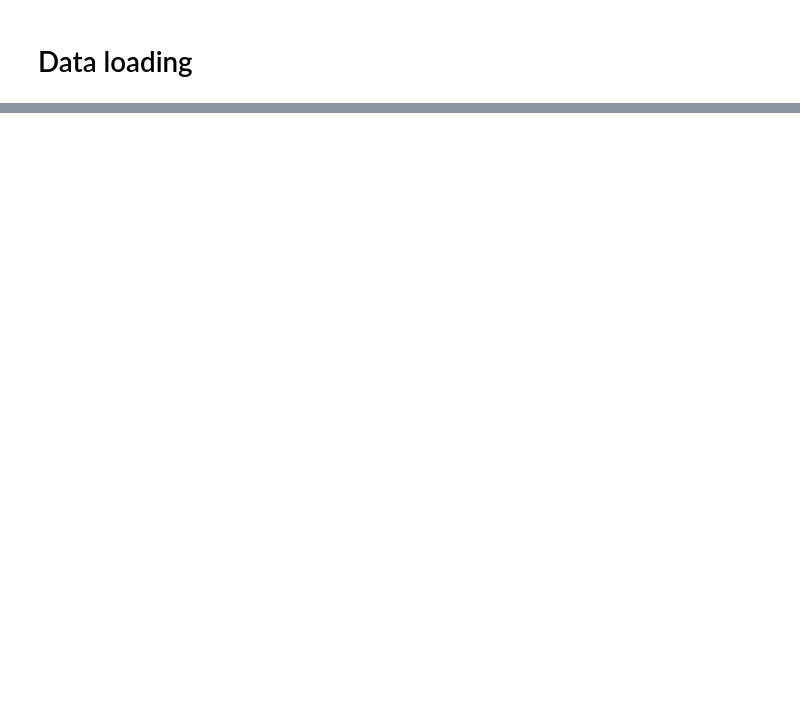
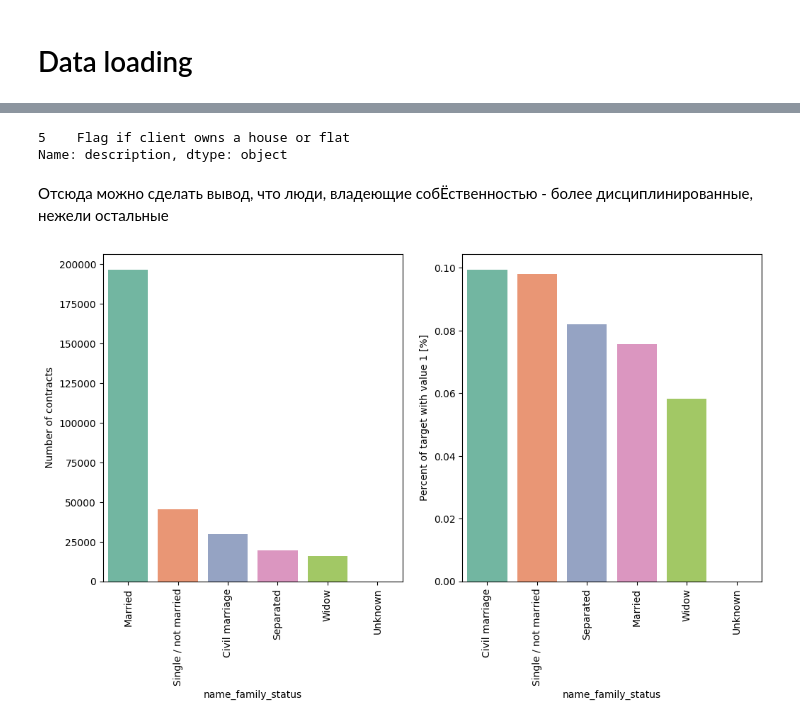
Before and after one commit to s4napsik/Scoring, a Jupyter notebook: notebooks/2_eda.ipynb, the cells around one changed output, grey strips where cells are left out. Saved outputs shown, nothing was run; the diff lists cells and outputs as text; code cells hidden in the pictures; blank space fills up the shorter version.

```diff
--- a/notebooks/2_eda.ipynb
+++ b/notebooks/2_eda.ipynb
@@ -17,0 +289,11 @@ UnicodeDecodeError: 'utf-8' codec can't decode byte 0xd1 in position 171: invali
+# %%
+df_description[df_description['row'] == 'FLAG_OWN_REALTY'].description
+# %% [output]
+5    Flag if client owns a house or flat
+Name: description, dtype: object
+# %% [markdown]
+Отсюда можно сделать вывод, что люди, владеющие собЁственностью - более дисциплинированные, нежели остальные
+# %%
+plot_stats('NAME_FAMILY_STATUS', True, True)
+# %% [output]
+[figure, added]
```
Also changed, not shown: parts of 95 cells of this notebook, 6 other files.
